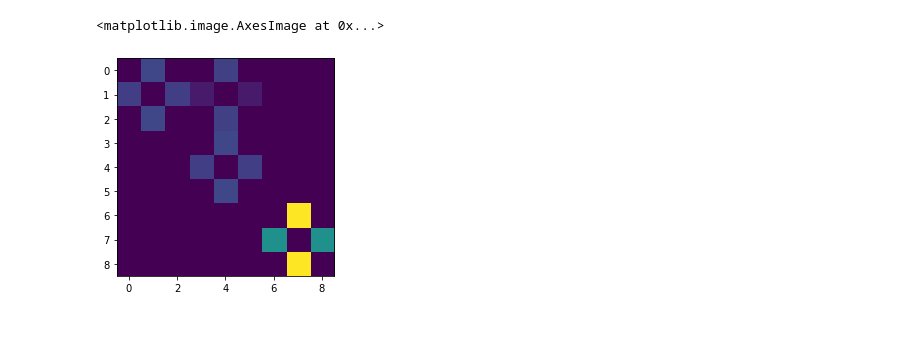
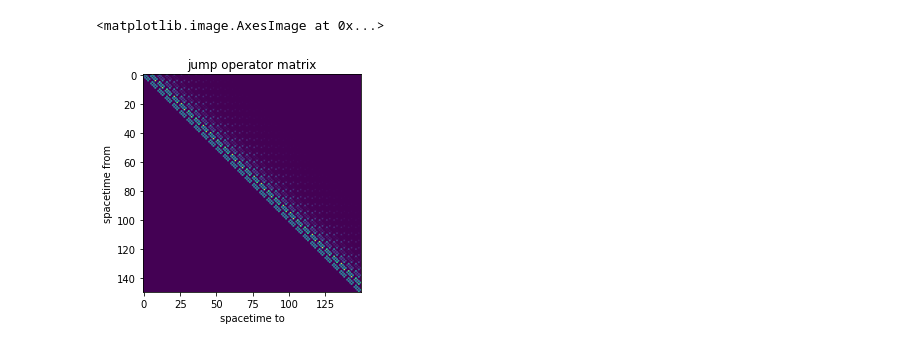
Before and after one commit to axsk/augmented-jump-chain, a Jupyter notebook: ajctest.ipynb, the cells around one changed output. Cells and saved outputs as stored; diff of their text form; code cells hidden in the pictures.

```diff
--- a/ajctest.ipynb
+++ b/ajctest.ipynb
@@ -19,8 +14,11 @@ plt.imshow(simpleq(5))
 # %%
-nx = 3
-nt = 3
+nx = 5
+nt = 30
 dt = 0.5
 
 dts = np.array([dt for i in range(nt)])
-dts[-1] = 100000
+#dts[-1] = 100
 Qs = np.dstack([simpleq(nx) for i in range(nt)])
+
+plt.title("generator at time 0")
+plt.imshow(Qs[:,:,0])
@@ -27,7 +28,10 @@ Qs = np.dstack([simpleq(nx) for i in range(nt)])
 # %%
 j1 = ajc.AJCGalerkin(Qs, dts)
+plt.title("jump operator matrix")
+plt.xlabel("spacetime to")
+plt.ylabel("spacetime from")
 plt.imshow(j1.km)
 # %% [output]
 <matplotlib.image.AxesImage at 0x...>
-[figure, old version]
+[figure, new version]
 # %%
```
Also changed, not shown: parts of 11 cells of this notebook, 1 other file.
